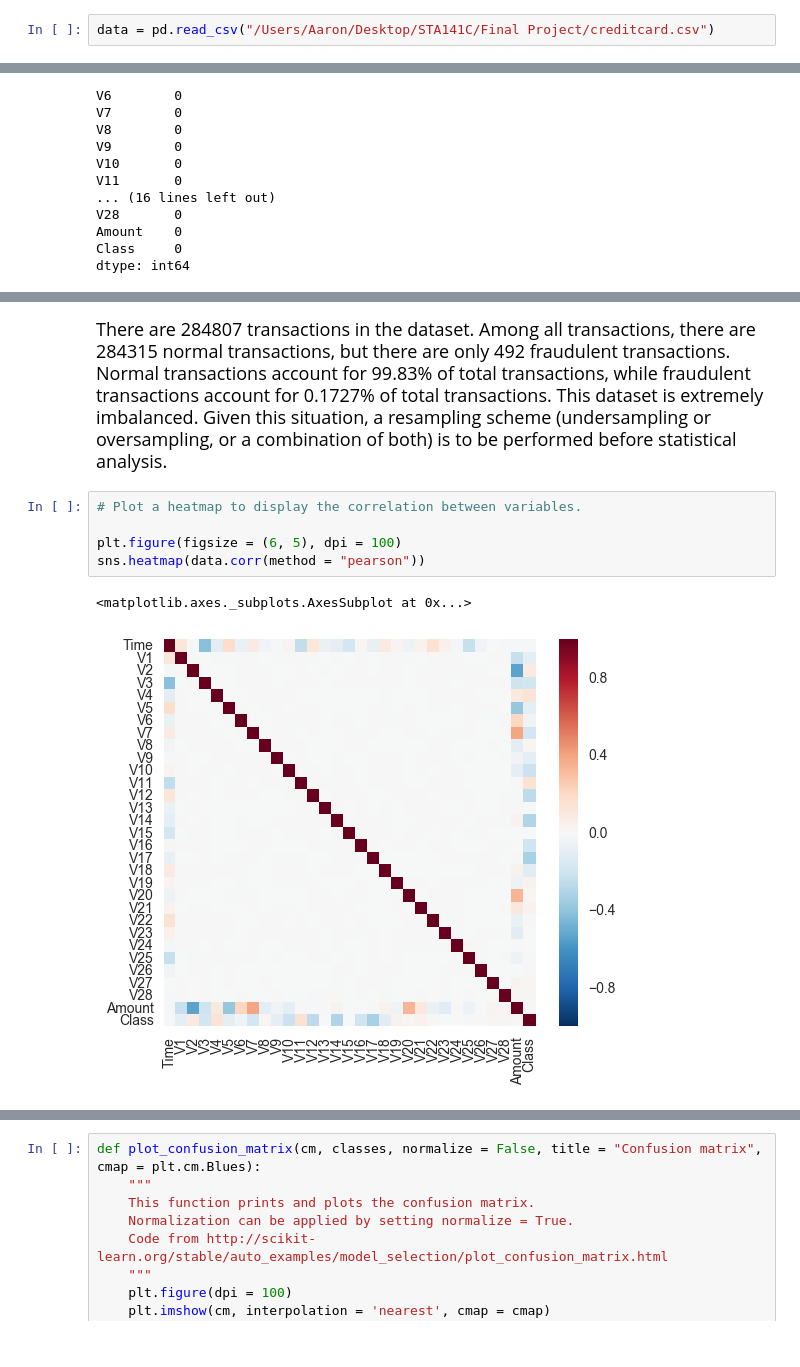
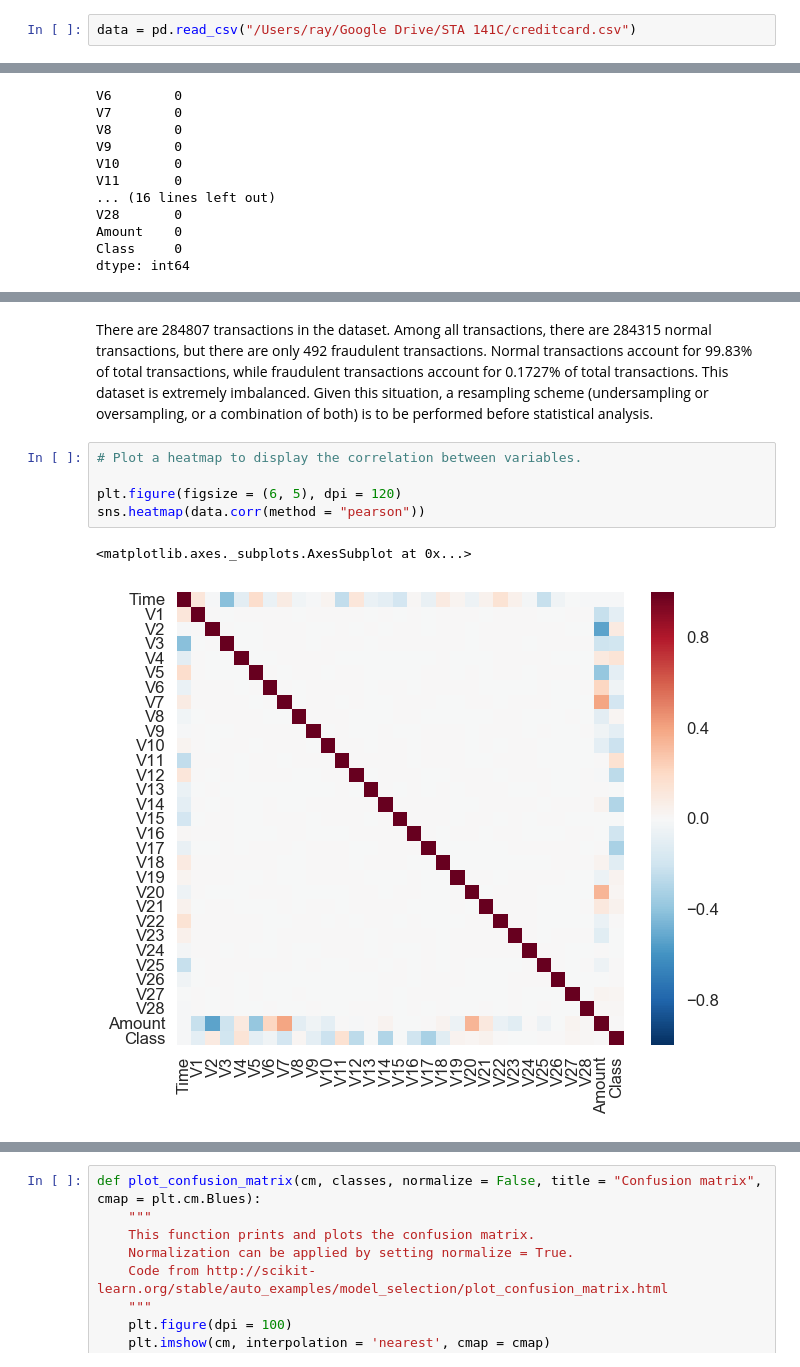
Before and after one commit to guanyu917/Fraud-Detection, a Jupyter notebook: Credit Card Fraud Transaction Detection.ipynb, the cells around one changed output, grey strips where cells are left out. Cells and saved outputs as stored; diff of their text form.

```diff
--- a/Credit Card Fraud Transaction Detection.ipynb
+++ b/Credit Card Fraud Transaction Detection.ipynb
@@ -24,5 +24,5 @@ from sklearn.ensemble import RandomForestClassifier, VotingClassifier
 # Inline graph demonstration.
 %matplotlib inline
 # %%
-data = pd.read_csv("/Users/Aaron/Desktop/STA141C/Final Project/creditcard.csv")
+data = pd.read_csv("/Users/ray/Google Drive/STA 141C/creditcard.csv")
 # %% [markdown]
@@ -131,11 +128,11 @@ print len(data[data["Class"] == 1]) / len(data)
 # %% [markdown]
-<font size="4">There are 284807 transactions in the dataset. Among all transactions, there are 284315 normal transactions, but there are only 492 fraudulent transactions. Normal transactions account for 99.83% of total transactions, while fraudulent transactions account for 0.1727% of total transactions. This dataset is extremely imbalanced. Given this situation, a resampling scheme (undersampling or oversampling, or a combination of both) is to be performed before statistical analysis.</font>
+<font size="3.5">There are 284807 transactions in the dataset. Among all transactions, there are 284315 normal transactions, but there are only 492 fraudulent transactions. Normal transactions account for 99.83% of total transactions, while fraudulent transactions account for 0.1727% of total transactions. This dataset is extremely imbalanced. Given this situation, a resampling scheme (undersampling or oversampling, or a combination of both) is to be performed before statistical analysis.</font>
 # %%
 # Plot a heatmap to display the correlation between variables.
 
-plt.figure(figsize = (6, 5), dpi = 100)
+plt.figure(figsize = (6, 5), dpi = 120)
 sns.heatmap(data.corr(method = "pearson"))
 # %% [output]
 <matplotlib.axes._subplots.AxesSubplot at 0x...>
-[figure, old version]
+[figure, new version]
 # %% [markdown]
```
Also changed, not shown: parts of 20 cells of this notebook.
